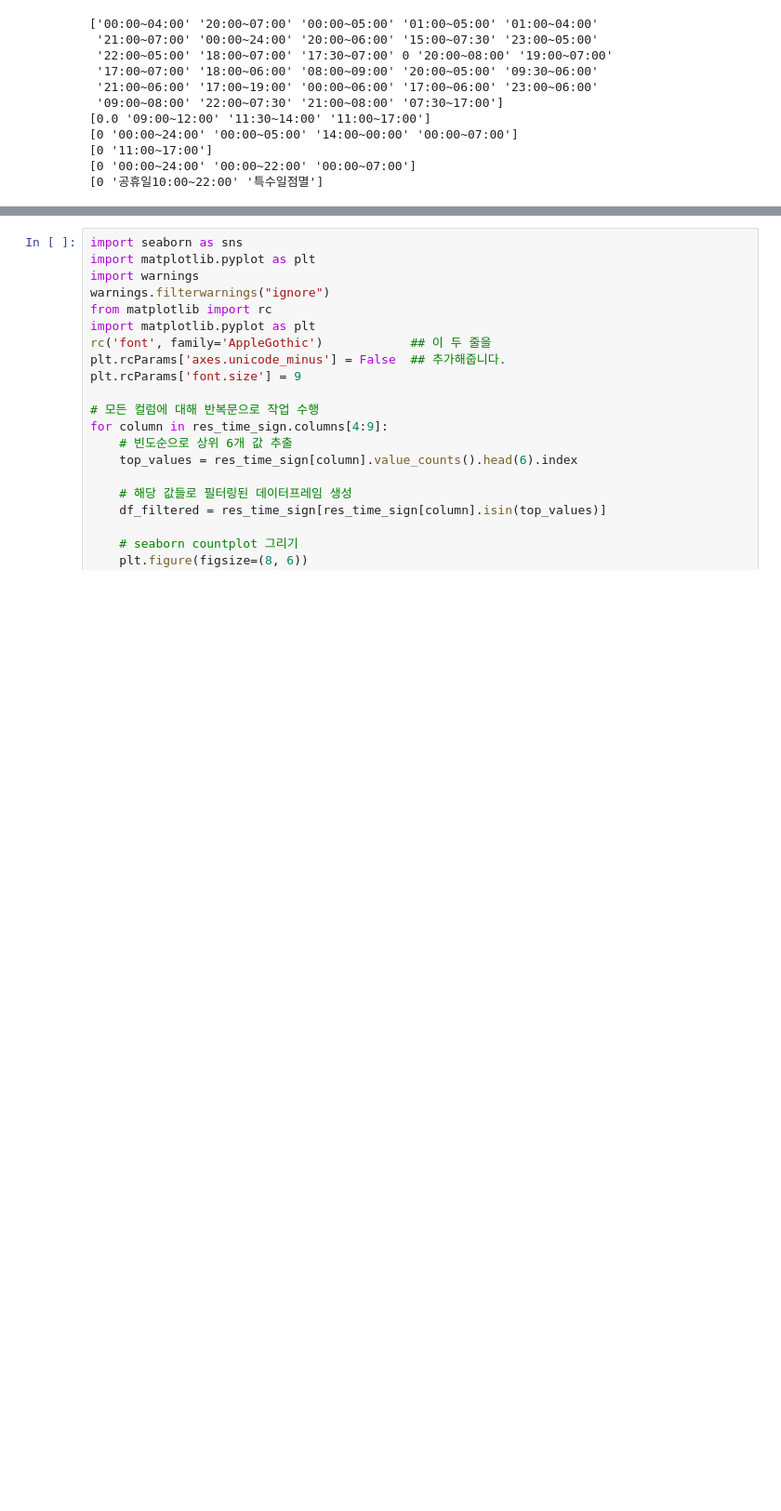
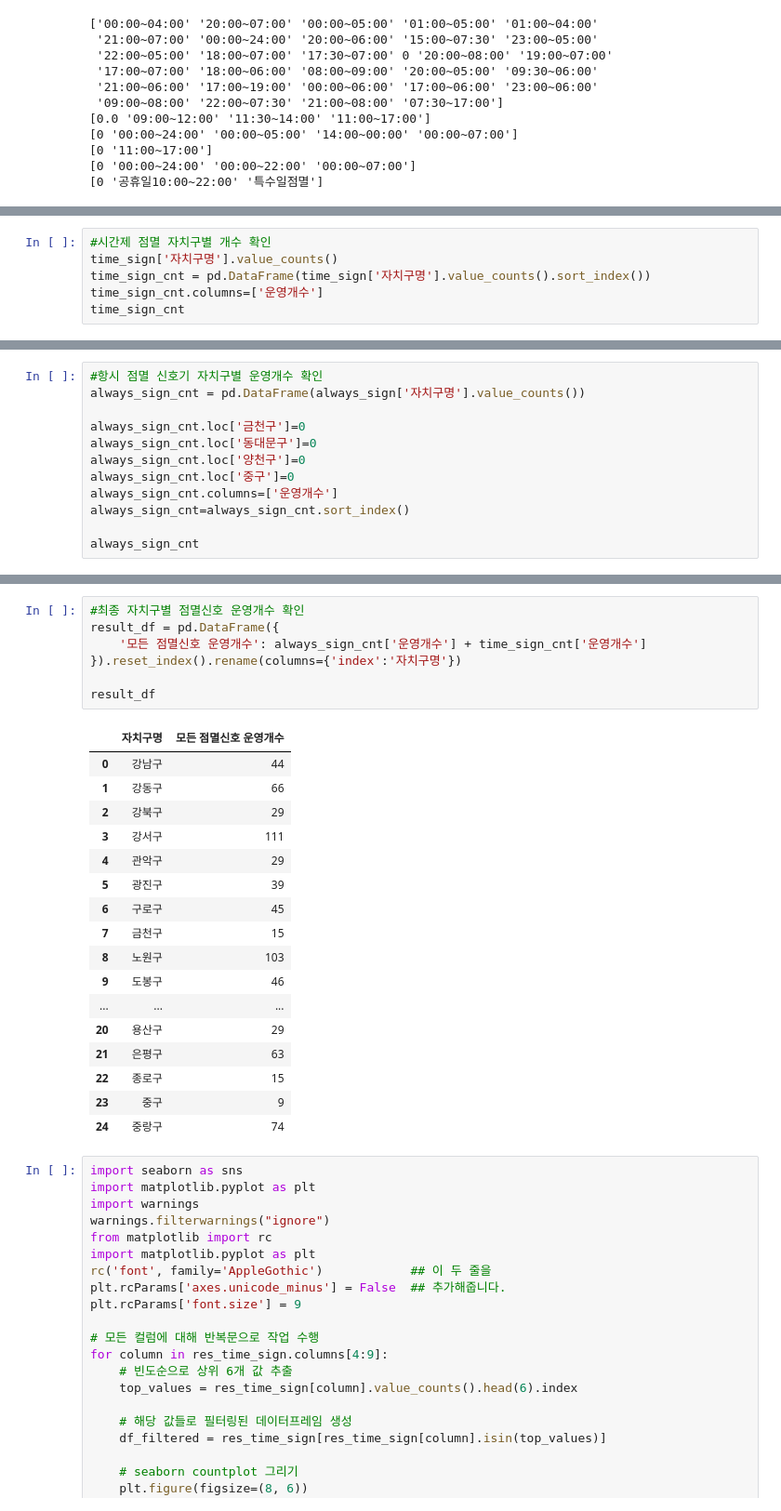
Before and after one commit to ds-kyuree/Pds_Capstone1_Practice_13, a Jupyter notebook: preprocessing/kr_processing.ipynb, the cells around one changed output, grey strips where cells are left out. Shown: that part at 93% size. Drawn from its saved outputs; the diff is of its cells as text; blank space fills up the shorter version.

Commit message:
점멸신호 전처리

```diff
--- a/preprocessing/kr_processing.ipynb
+++ b/preprocessing/kr_processing.ipynb
@@ -743 +761,7 @@ res_time_sign.iloc[624]
 Name: 624, dtype: object
+# %%
+#시간제 점멸 자치구별 개수 확인
+time_sign['자치구명'].value_counts()
+time_sign_cnt = pd.DataFrame(time_sign['자치구명'].value_counts().sort_index())
+time_sign_cnt.columns=['운영개수']
+time_sign_cnt
@@ -743,0 +786,12 @@ Name: 624, dtype: object
+# %%
+#항시 점멸 신호기 자치구별 운영개수 확인
+always_sign_cnt = pd.DataFrame(always_sign['자치구명'].value_counts())
+
+always_sign_cnt.loc['금천구']=0
+always_sign_cnt.loc['동대문구']=0
+always_sign_cnt.loc['양천구']=0
+always_sign_cnt.loc['중구']=0
+always_sign_cnt.columns=['운영개수']
+always_sign_cnt=always_sign_cnt.sort_index()
+
+always_sign_cnt
@@ -744,3 +816,28 @@ Name: 624, dtype: object
+# %%
+#최종 자치구별 점멸신호 운영개수 확인
+result_df = pd.DataFrame({
+    '모든 점멸신호 운영개수': always_sign_cnt['운영개수'] + time_sign_cnt['운영개수']
+}).reset_index().rename(columns={'index':'자치구명'})
+
+result_df
+# %% [output]
+|  | 자치구명 | 모든 점멸신호 운영개수 |
+| 0 | 강남구 | 44 |
+| 1 | 강동구 | 66 |
+| 2 | 강북구 | 29 |
+| 3 | 강서구 | 111 |
+| 4 | 관악구 | 29 |
+| 5 | 광진구 | 39 |
+| 6 | 구로구 | 45 |
+| 7 | 금천구 | 15 |
+| 8 | 노원구 | 103 |
+| 9 | 도봉구 | 46 |
+| ... | ... | ... |
+| 20 | 용산구 | 29 |
+| 21 | 은평구 | 63 |
+| 22 | 종로구 | 15 |
+| 23 | 중구 | 9 |
+| 24 | 중랑구 | 74 |
 # %%
 import seaborn as sns
 import matplotlib.pyplot as plt
```
Also changed, not shown: parts of 7 cells of this notebook.
